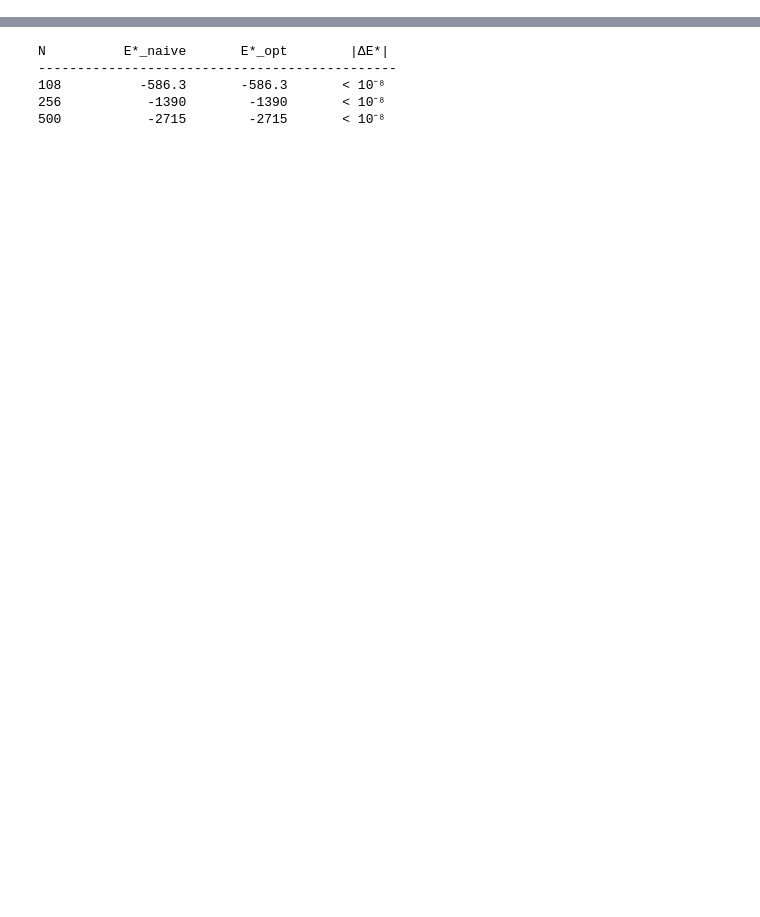
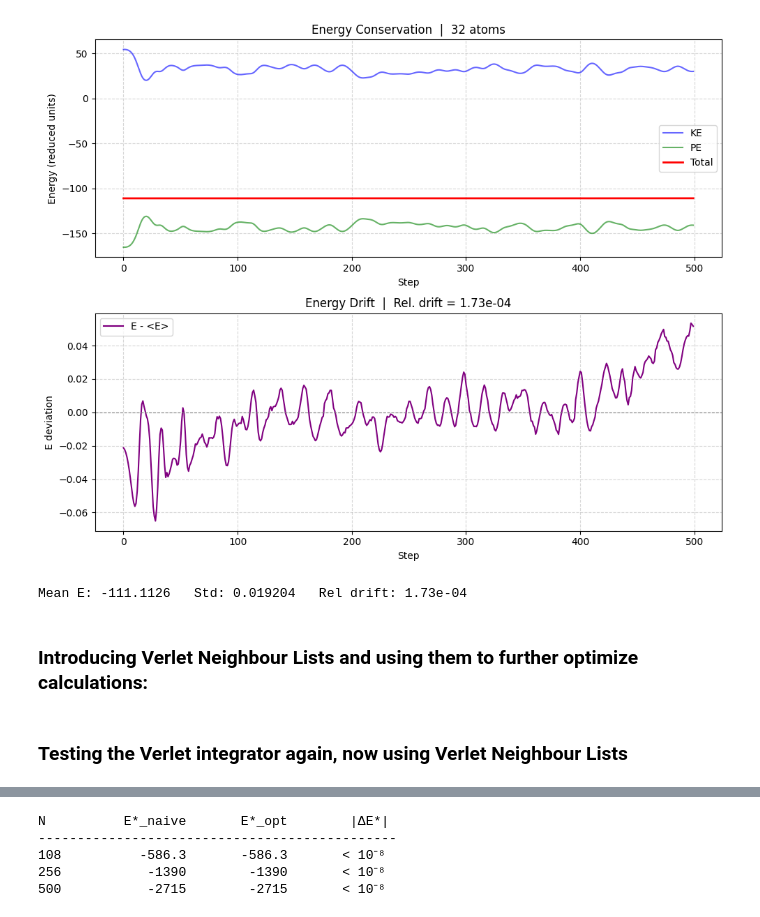
Before and after one commit to Tanish-Verma/md_Engine, a Jupyter notebook: Module4/module4.ipynb, the cells around one changed output, grey strips where cells are left out. Drawn from its saved outputs; the diff is of its cells as text; code cells hidden in the pictures; blank space fills up the shorter version.

```diff
--- a/Module4/module4.ipynb
+++ b/Module4/module4.ipynb
@@ -247,3 +182,59 @@ Relative Drift: 2.19e-03
+# %%
+import numpy as np
+import matplotlib.pyplot as plt
+
+# --- Setup: FCC lattice with 32 atoms (n_cells=2) ---
+n_cells    = 2         # 4 * 2^3 = 32 atoms
+rho_star   = 0.8
+r_cutoff   = 2.5;  r_cutoff_sq = r_cutoff**2   # skin > cutoff by 0.7
+dt         = 0.005
+n_steps    = 500
+
+pos, L = generate_fcc_lattice(n_cells, rho_star)
+vel = np.random.randn(*pos.shape) * np.sqrt(1.5)   # T* ~ 1.5
+vel -= vel.mean(axis=0)
+
+pe, force = calculate_total_force(pos, L, r_cutoff_sq)
+
+ke_list, pe_list, total_e_list = [], [], []
+
+for step in range(n_steps):
+    pos, vel, pe, force = velocity_verlet_step(pos, vel, force, dt, L, r_cutoff_sq)
+    ke = calculate_kinetic_energy(vel)
+    ke_list.append(ke); pe_list.append(pe); total_e_list.append(ke + pe)
+# print('Total rebuilds in', n_steps, 'steps:', rebuild_count)
+# print('Rebuild at steps:', rebuild_steps[:10], '...' if len(rebuild_steps) > 10 else '')
+
+# --- Plotting ---
+fig, axes = plt.subplots(2, 1, figsize=(10, 8))
+
+steps_arr = np.arange(n_steps)
+ax = axes[0]
+ax.plot(steps_arr, ke_list,      label='KE',    color='blue',  alpha=0.6)
+ax.plot(steps_arr, pe_list,      label='PE',    color='green', alpha=0.6)
+ax.plot(steps_arr, total_e_list, label='Total', color='red',   linewidth=2)
+ax.set_xlabel('Step'); ax.set_ylabel('Energy (reduced units)')
+ax.set_title('Energy Conservation  |  ' + str(len(pos)) + ' atoms')
+ax.legend(); ax.grid(True, linestyle='--', alpha=0.5)
+
+E = np.array(total_e_list)
+E_dev = E - E.mean()
+ax2 = axes[1]
+ax2.plot(steps_arr, E_dev, color='purple', linewidth=1.5, label='E - <E>')
+ax2.axhline(0, color='gray', linestyle='--', linewidth=0.8)
+ax2.set_xlabel('Step'); ax2.set_ylabel('E deviation')
+ax2.set_title('Energy Drift  |  Rel. drift = ' + '{:.2e}'.format(E.std()/abs(E.mean())))
+ax2.legend(); ax2.grid(True, linestyle='--', alpha=0.5)
+
+plt.tight_layout()
+plt.savefig("m4_energy.pdf", dpi=300)
+plt.show()
+print('Mean E:', round(E.mean(), 4), '  Std:', round(E.std(), 6), '  Rel drift:', '{:.2e}'.format(E.std()/abs(E.mean())))
+# %% [output]
+[figure, added]
+Mean E: -111.1126   Std: 0.019204   Rel drift: 1.73e-04
+# %% [markdown]
+### Introducing Verlet Neighbour Lists and using them to further optimize calculations:
 # %%
 def update_neighbor_list(pos, L, r_skin_sq):
     """
@@ -318,6 +309,8 @@ def velocity_verlet_step_opt(pos, vel, force, dt, box_length, r_cutoff_sq, neigh
     # Step 5: Full - step velocity
     vel_new = vel_mid + 0.5 * force_new * dt
     return pos_new, vel_new, pe_new, force_new
+# %% [markdown]
+### Testing the Verlet integrator again, now using Verlet Neighbour Lists
 # %%
 import numpy as np
 import matplotlib.pyplot as plt
```
Also changed, not shown: parts of 12 cells of this notebook, 2 other files.
